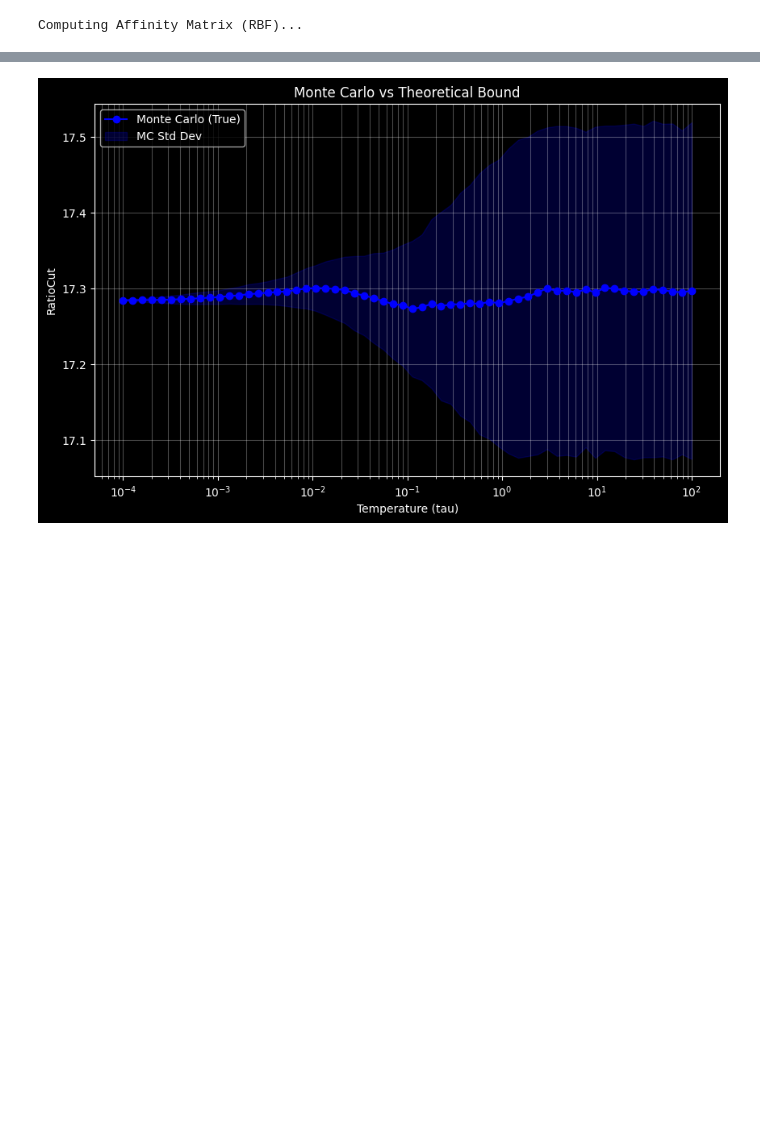
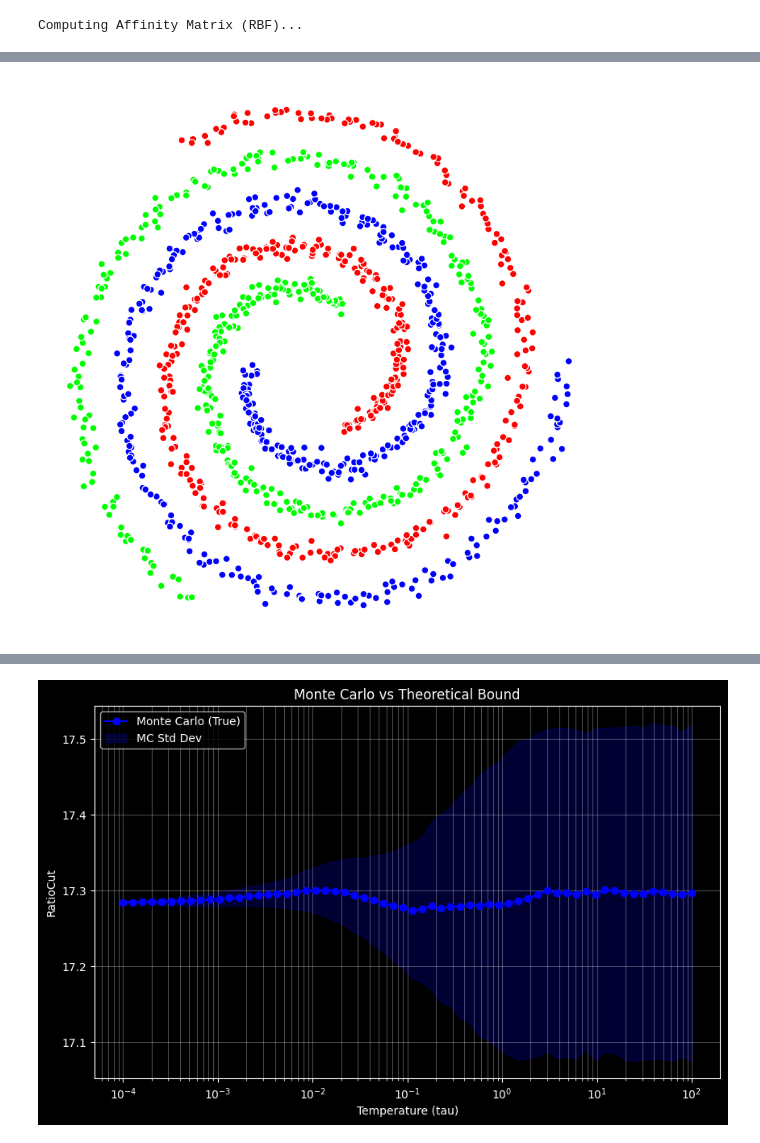
Before and after one commit to ayghri/hycut, a Jupyter notebook: simulations.ipynb, the cells around one changed output, grey strips where cells are left out. Saved outputs shown, nothing was run; the diff lists cells and outputs as text; code cells hidden in the pictures; blank space fills up the shorter version.

```diff
--- a/simulations.ipynb
+++ b/simulations.ipynb
@@ -84,0 +62,31 @@ for r, c in zip(rows, cols):
+# %%
+plt.figure(figsize=(10, 10))
+ax = plt.gca()
+
+# 5. Scatter Points
+scatter = ax.scatter(
+    X[:, 0],
+    X[:, 1],
+    c=y_true,
+      cmap="brg",
+    s=50,
+    edgecolors="white",
+    zorder=10,
+)
+
+# plt.title(
+#     rf"Edges with $W_{{ij}} > {threshold}$, thickness $\propto W_{{ij}}$",
+#     fontdict={'fontsize': 14}
+# )
+# plt.xlabel("X Coordinate")
+# plt.ylabel("Y Coordinate")
+# plt.axis("equal")  # Important to keep the circular shape of the helix
+# plt.grid(True, alpha=0.3)
+# ax.get_xaxis().set_visible(False)
+# ax.get_yaxis().set_visible(False)
+ax.set_axis_off()
+plt.savefig("figures/3_helices_true.png", dpi=300, bbox_inches='tight', transparent=True)
+
+plt.show()
+# %% [output]
+[figure, added]
```
Also changed, not shown: parts of 8 cells of this notebook, 28 other files.
